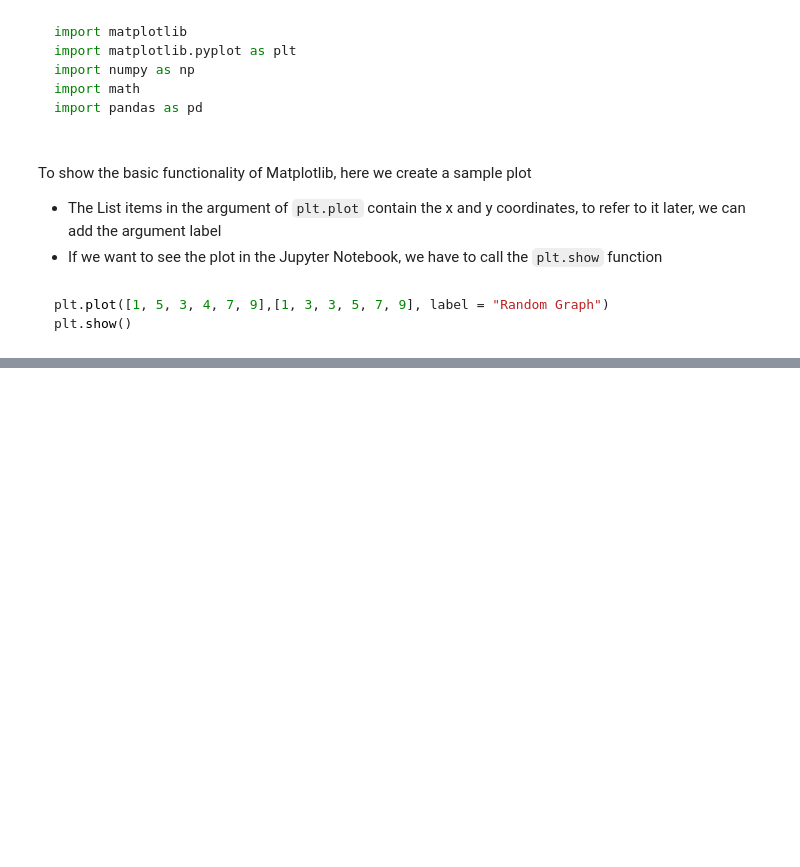
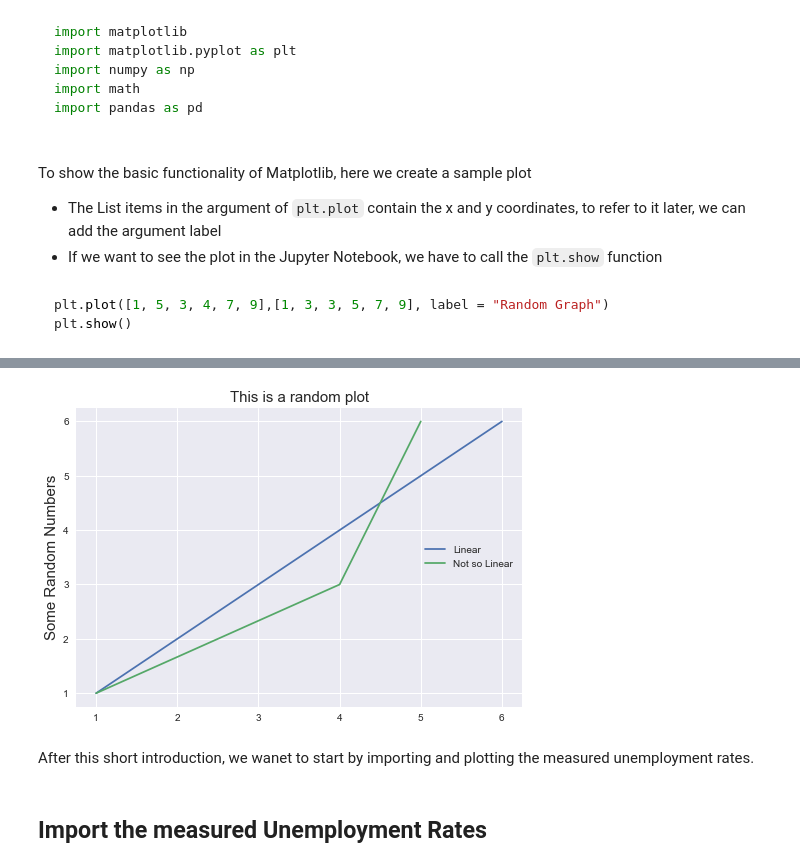
Before and after one commit to andreasalem/ProForQ, a Jupyter notebook: Toturial_Replica.ipynb, the cells around one changed output, grey strips where cells are left out. Cells and saved outputs as stored; diff of their text form; code cells hidden in the pictures; blank space fills up the shorter version.

```diff
--- a/Toturial_Replica.ipynb
+++ b/Toturial_Replica.ipynb
@@ -201,0 +224,15 @@ plt.show()
+# %%
+plt.plot([1, 3, 6],[1, 3, 6], label = "Linear")
+plt.plot([1, 4, 5],[1, 3, 6], label = "Not so Linear")
+
+plt.ylabel("Some Random Numbers", fontsize = 15)
+plt.style.use("seaborn")
+plt.title("This is a random plot", fontsize = 15)
+plt.legend(loc = "center right", fontsize = 10)
+plt.show()
+# %% [output]
+[figure, added]
+# %% [markdown]
+After this short introduction, we wanet to start by importing and plotting the measured unemployment rates.
+# %% [markdown]
+## Import the measured Unemployment Rates
```
Also changed, not shown: parts of 3 cells of this notebook.
